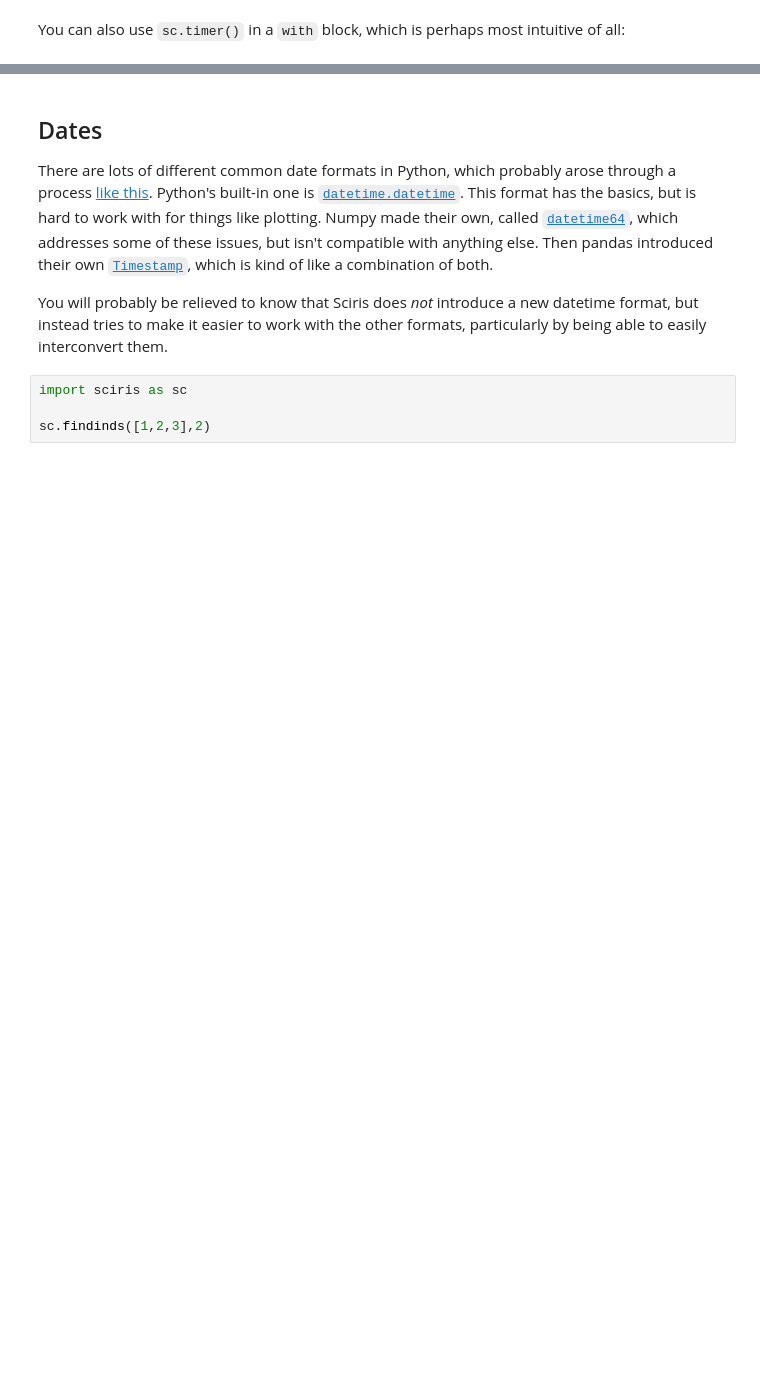
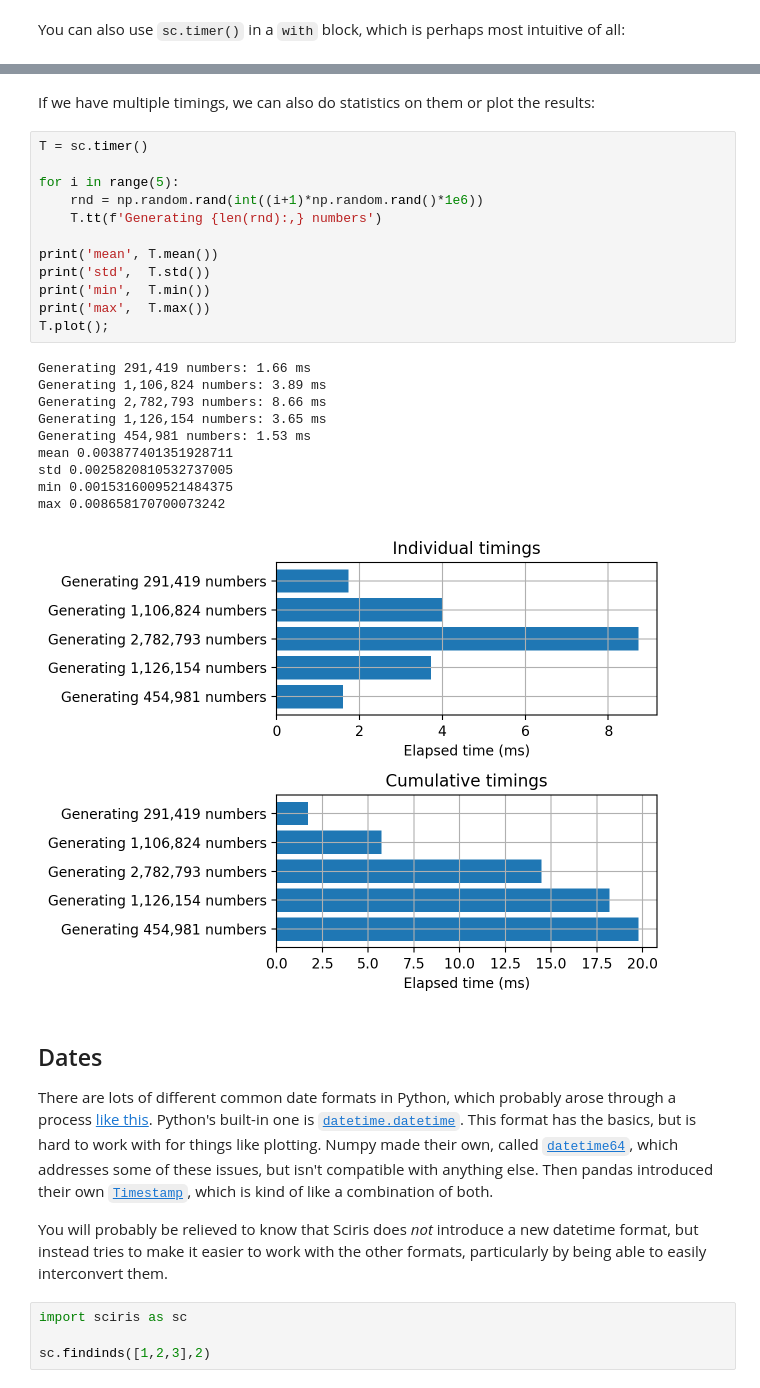
Before and after one commit to sciris/sciris, a Jupyter notebook: docs/tutorials/tut_dates.ipynb, the cells around one changed output, grey strips where cells are left out. Cells and saved outputs as stored; diff of their text form; blank space fills up the shorter version.

Commit message:
done with timing

```diff
--- a/docs/tutorials/tut_dates.ipynb
+++ b/docs/tutorials/tut_dates.ipynb
@@ -63,3 +73,28 @@ with sc.timer('Time to make random numbers'):
+# %% [markdown]
+If we have multiple timings, we can also do statistics on them or plot the results:
+# %%
+T = sc.timer()
+
+for i in range(5):
+    rnd = np.random.rand(int((i+1)*np.random.rand()*1e6))
+    T.tt(f'Generating {len(rnd):,} numbers')
+
+print('mean', T.mean())
+print('std',  T.std())
+print('min',  T.min())
+print('max',  T.max())
+T.plot();
+# %% [output]
+Generating 291,419 numbers: 1.66 ms
+Generating 1,106,824 numbers: 3.89 ms
+Generating 2,782,793 numbers: 8.66 ms
+Generating 1,126,154 numbers: 3.65 ms
+Generating 454,981 numbers: 1.53 ms
+mean 0.003877401351928711
+std 0.0025820810532737005
+min 0.0015316009521484375
+max 0.008658170700073242
+[figure, added]
 # %% [markdown]
 ## Dates
 
```
Also changed, not shown: parts of 5 cells of this notebook, 1 other file.
